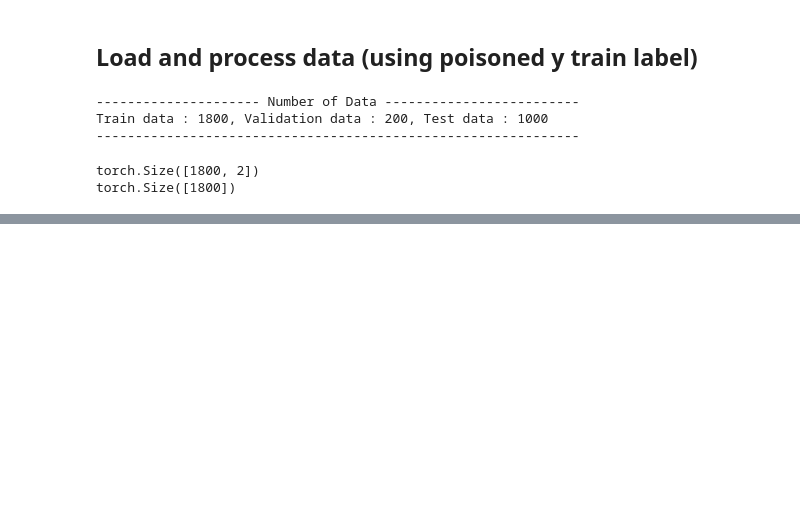
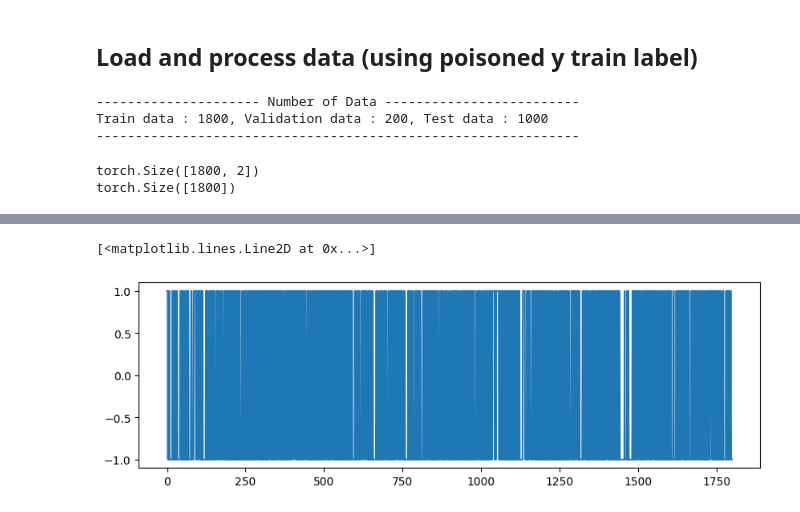
Before and after one commit to dolmani38/papers, a Jupyter notebook: 수정-FR-Train.ipynb, the cells around one changed output, grey strips where cells are left out. Cells and saved outputs as stored; diff of their text form; code cells hidden in the pictures; blank space fills up the shorter version.

```diff
--- a/수정-FR-Train.ipynb
+++ b/수정-FR-Train.ipynb
@@ -98,0 +111,6 @@ torch.Size([1800])
+# %%
+plt.figure(figsize=(10,3))
+plt.plot(y_train)
+# %% [output]
+[<matplotlib.lines.Line2D at 0x...>]
+[figure, added]
```
Also changed, not shown: parts of 29 cells of this notebook.
